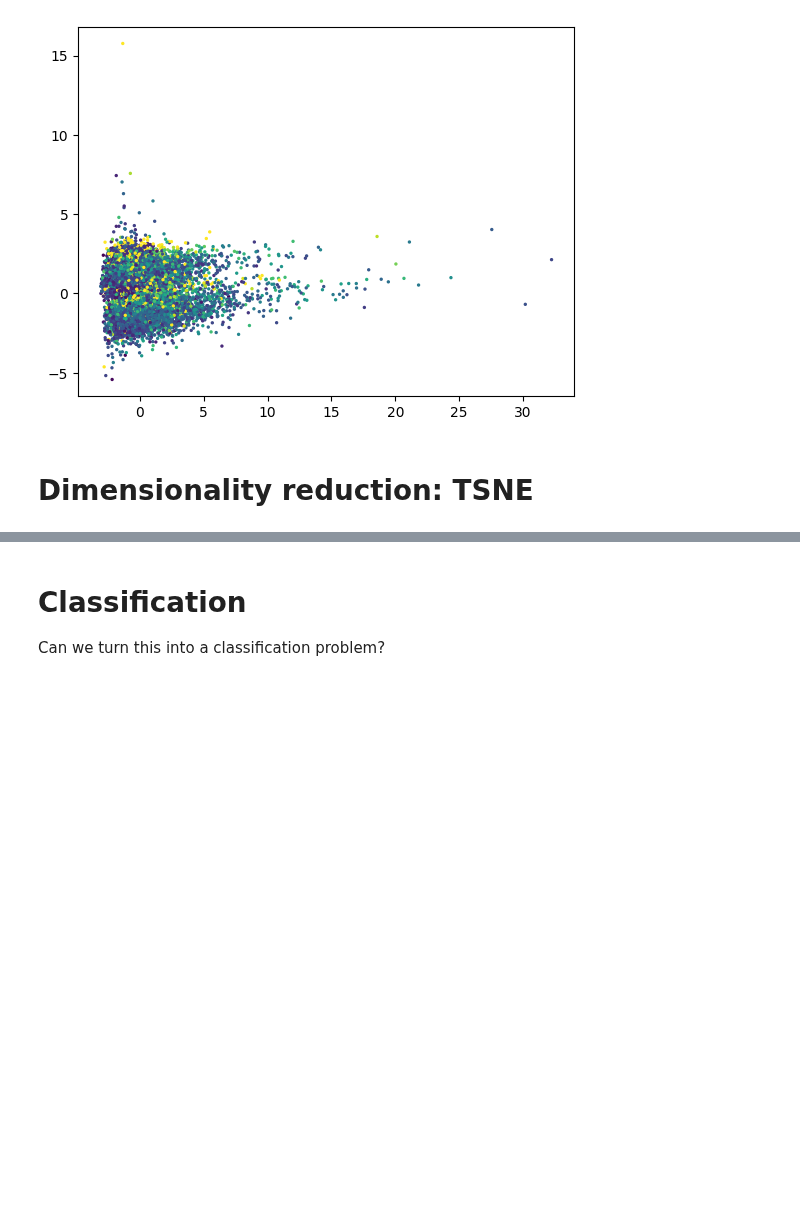
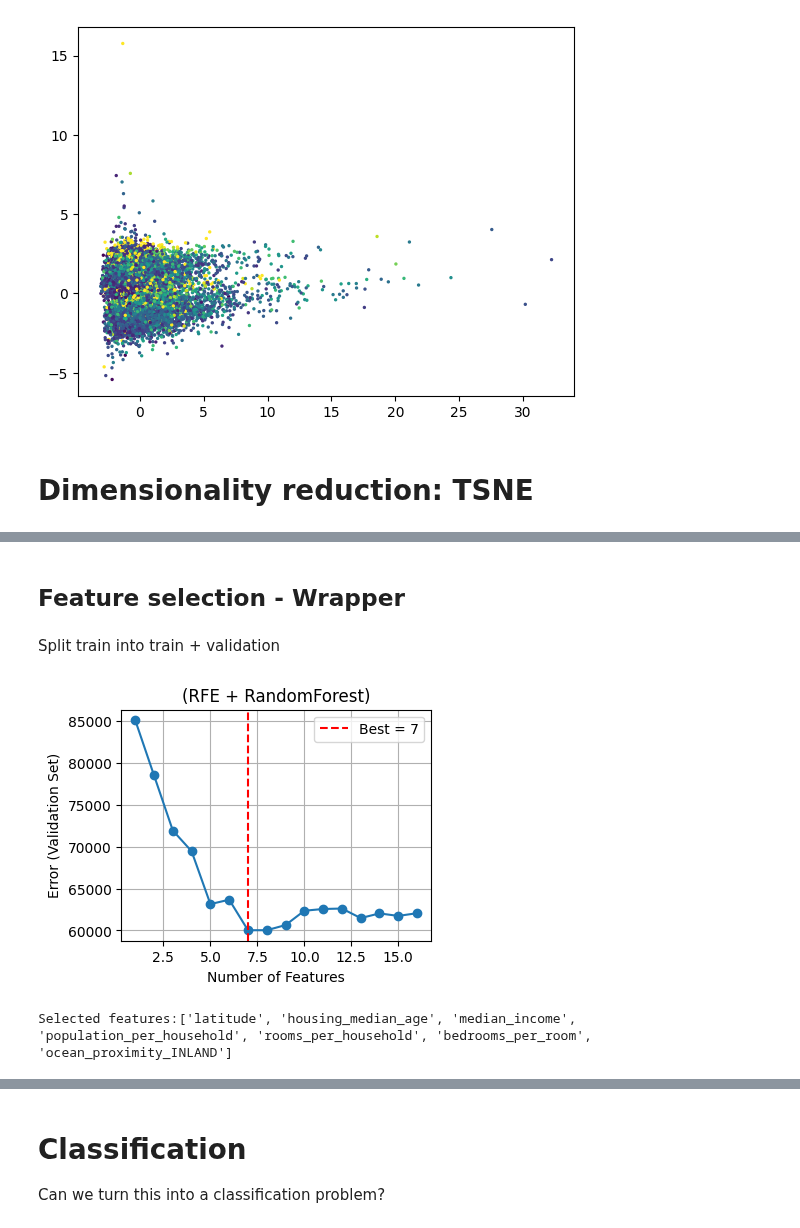
Before and after one commit to w4bo/AA2526-unibo-mldm, a Jupyter notebook: slides/lab-06-housing.ipynb, the cells around one changed output, grey strips where cells are left out. Cells and saved outputs as stored; diff of their text form; code cells hidden in the pictures; blank space fills up the shorter version.

```diff
--- a/slides/lab-06-housing.ipynb
+++ b/slides/lab-06-housing.ipynb
@@ -387,0 +329,2 @@ plt.scatter(x=result_tsne[:, 0], y=result_tsne[:, 1], c=y_train.head(3000), s=2,
+# %% [markdown]
+## Feature selection - Wrapper
@@ -387,0 +359,31 @@ plt.scatter(x=result_tsne[:, 0], y=result_tsne[:, 1], c=y_train.head(3000), s=2,
+# %% [markdown]
+Split train into train + validation
+# %%
+max_size = 200
+X_train, X_val, y_train, y_val = train_test_split(X_train[:max_size], y_train[:max_size], test_size=0.2, random_state=42)
+feature_range = range(1, X_train.shape[1] + 1)
+# %%
+from sklearn.feature_selection import RFE
+
+rf = RandomForestRegressor(n_estimators=200, random_state=42, n_jobs=-1)
+best_selector, best_n, best_rmse, errors = None, None, np.inf, []
+
+for n_features in feature_range:
+    selector = RFE(estimator=rf, n_features_to_select=n_features, step=2)
+    X_train_sel = selector.fit_transform(X_train, y_train)
+    X_val_sel = selector.transform(X_val)
+    rf.fit(X_train_sel, y_train)
+    preds = rf.predict(X_val_sel)
+    rmse = np.sqrt(mean_squared_error(y_val, preds))
+    errors.append(rmse)
+    if rmse < best_rmse:
+        best_rmse, best_n, best_selector = rmse, n_features, selector
+
+plot_elbow(feature_range, errors, best_n, title="(RFE + RandomForest)")
+# %% [output]
+[figure, added]
+# %%
+selected_features = X_train.columns[best_selector.support_]
+print("Selected features:" + str(list(selected_features)))
+# %% [output]
+Selected features:['latitude', 'housing_median_age', 'median_income', 'population_per_household', 'rooms_per_household', 'bedrooms_per_room', 'ocean_proximity_INLAND']
```
Also changed, not shown: parts of 19 cells of this notebook.
